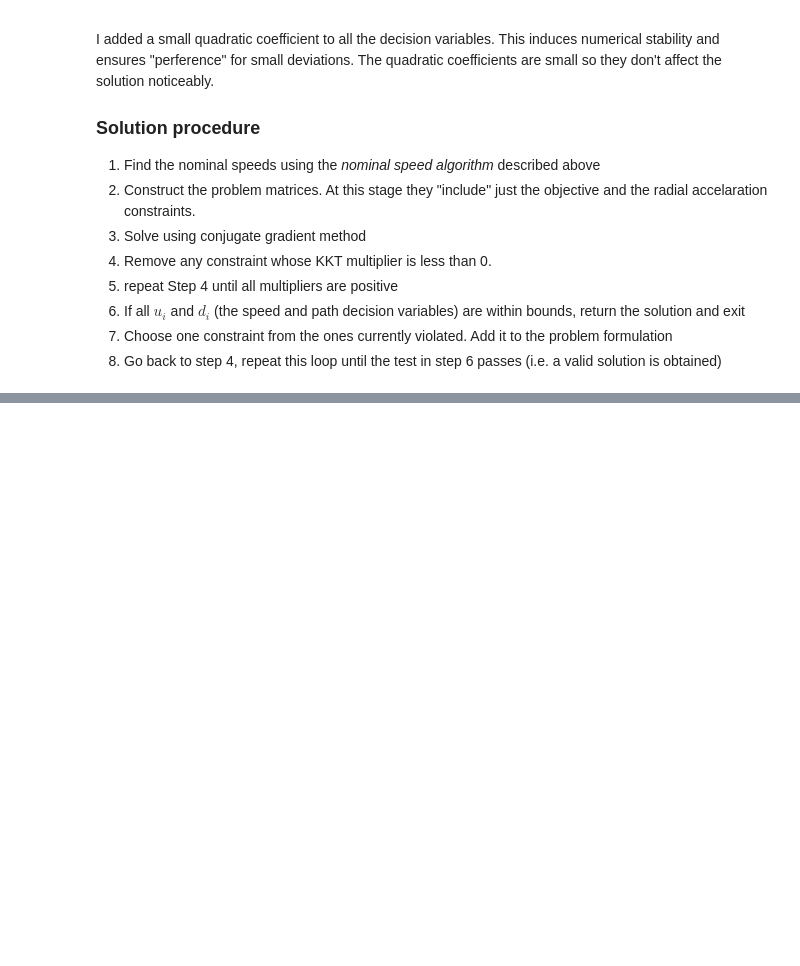
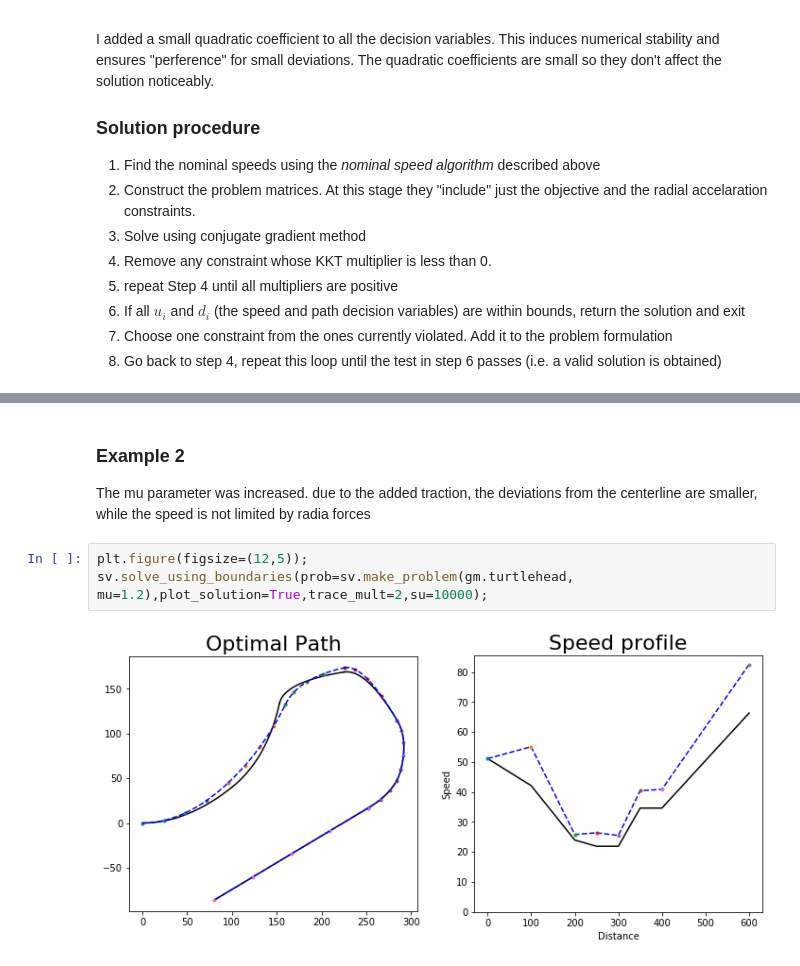
Before and after one commit to kishkash555/biu, a Jupyter notebook: 2020-1/Optimization/race-car-project/Final_document.ipynb, the cells around one changed output, grey strips where cells are left out. Saved outputs shown, nothing was run; the diff lists cells and outputs as text; blank space fills up the shorter version.

```diff
--- a/2020-1/Optimization/race-car-project/Final_document.ipynb
+++ b/2020-1/Optimization/race-car-project/Final_document.ipynb
@@ -260,0 +262,8 @@ I wanted the problem to be convex in all its parameters.
+# %% [markdown]
+### Example 2
+The mu parameter was increased. due to the added traction, the deviations from the centerline are smaller, while the speed is not limited by radia forces
+# %%
+plt.figure(figsize=(12,5));
+sv.solve_using_boundaries(prob=sv.make_problem(gm.turtlehead, mu=1.2),plot_solution=True,trace_mult=2,su=10000);
+# %% [output]
+[figure, added]
```
Also changed, not shown: parts of 9 cells of this notebook, 15 other files.
